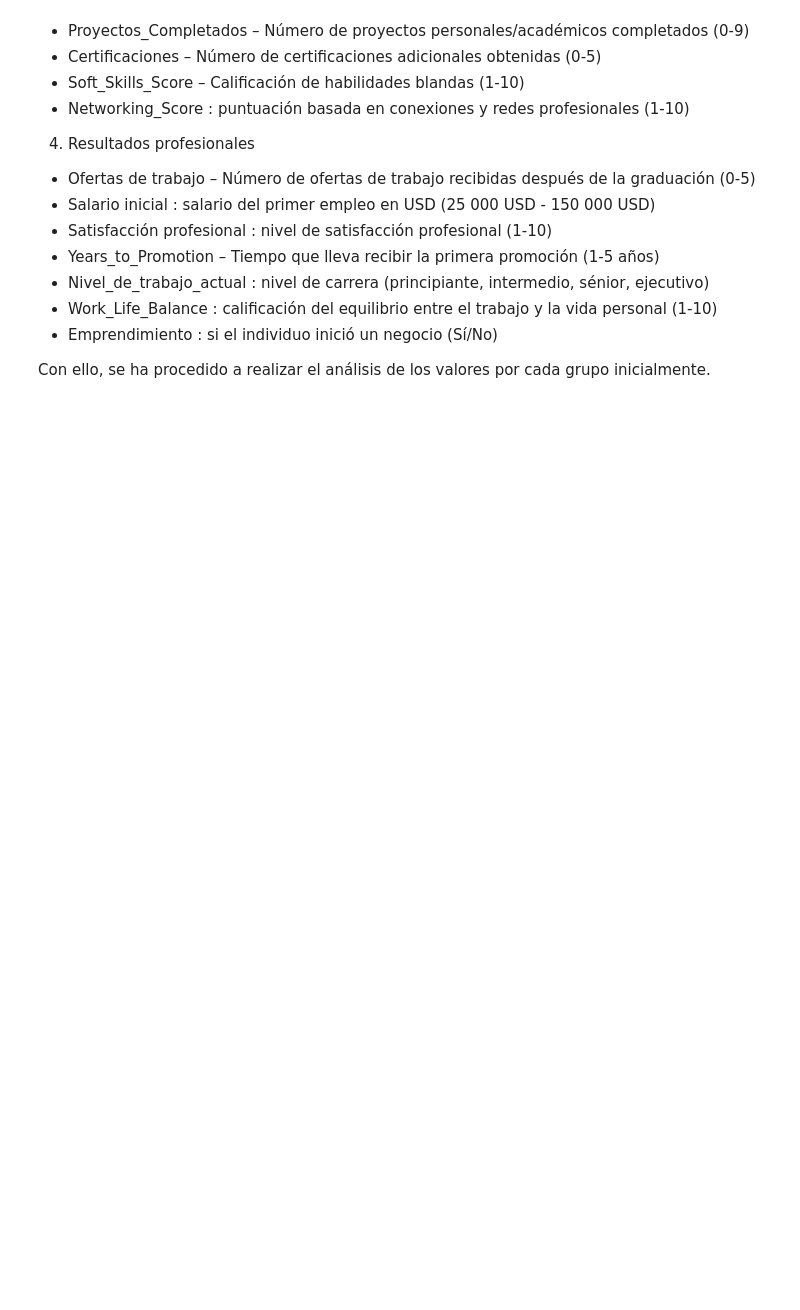
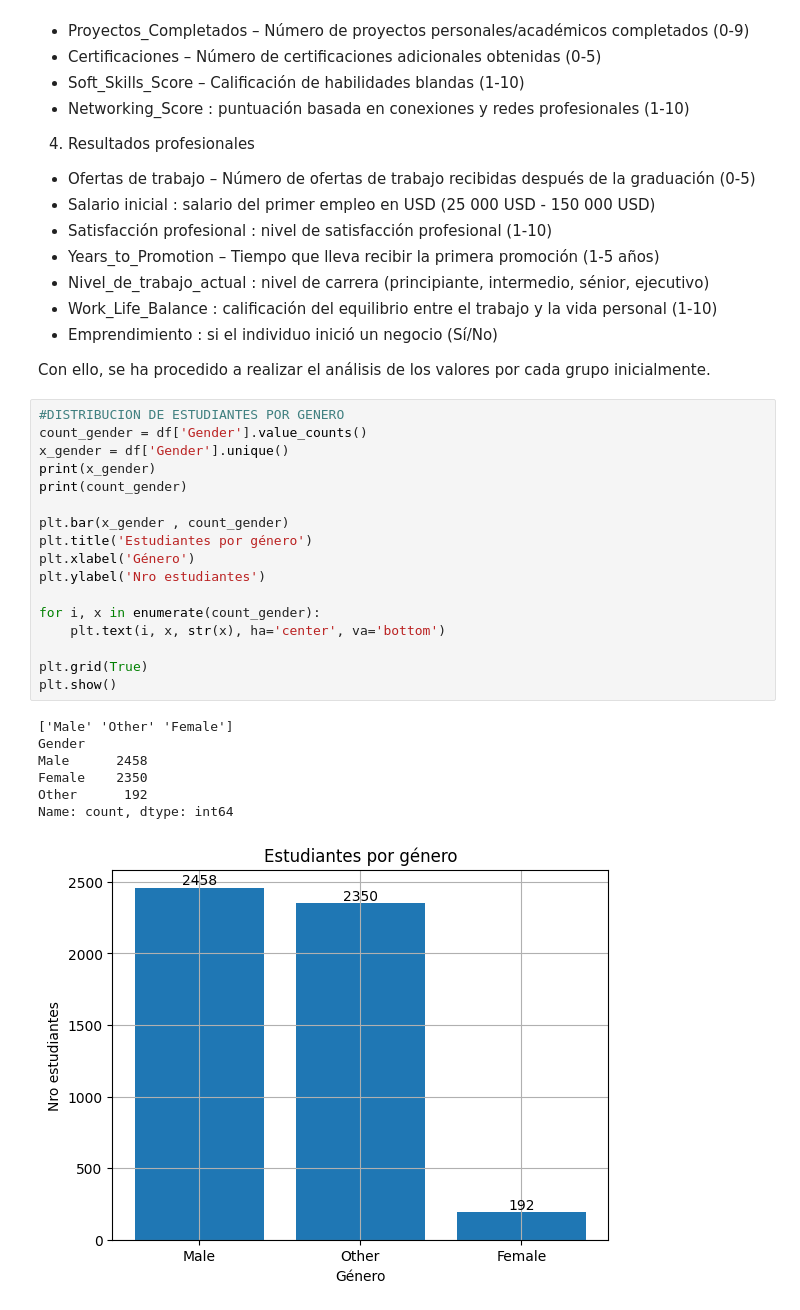
Before and after one commit to dangulosum/Data_science_1, a Jupyter notebook: ProyectoDS_Diego_Angulo.ipynb, the cells around one changed output. Saved outputs shown, nothing was run; the diff lists cells and outputs as text; blank space fills up the shorter version.

```diff
--- a/ProyectoDS_Diego_Angulo.ipynb
+++ b/ProyectoDS_Diego_Angulo.ipynb
@@ -142,3 +142,28 @@ Para el análisis, se tiene la siguiente distribución de los datos:
 * Emprendimiento : si el individuo inició un negocio (Sí/No)
 
 Con ello, se ha procedido a realizar el análisis de los valores por cada grupo inicialmente.
+# %%
+#DISTRIBUCION DE ESTUDIANTES POR GENERO
+count_gender = df['Gender'].value_counts()
+x_gender = df['Gender'].unique()
+print(x_gender)
+print(count_gender)
+
+plt.bar(x_gender , count_gender)
+plt.title('Estudiantes por género')
+plt.xlabel('Género')
+plt.ylabel('Nro estudiantes')
+
+for i, x in enumerate(count_gender):
+    plt.text(i, x, str(x), ha='center', va='bottom')
+
+plt.grid(True)
+plt.show()
+# %% [output]
+['Male' 'Other' 'Female']
+Gender
+Male      2458
+Female    2350
+Other      192
+Name: count, dtype: int64
+[figure, added]
```
Also changed, not shown: parts of 3 cells of this notebook.
